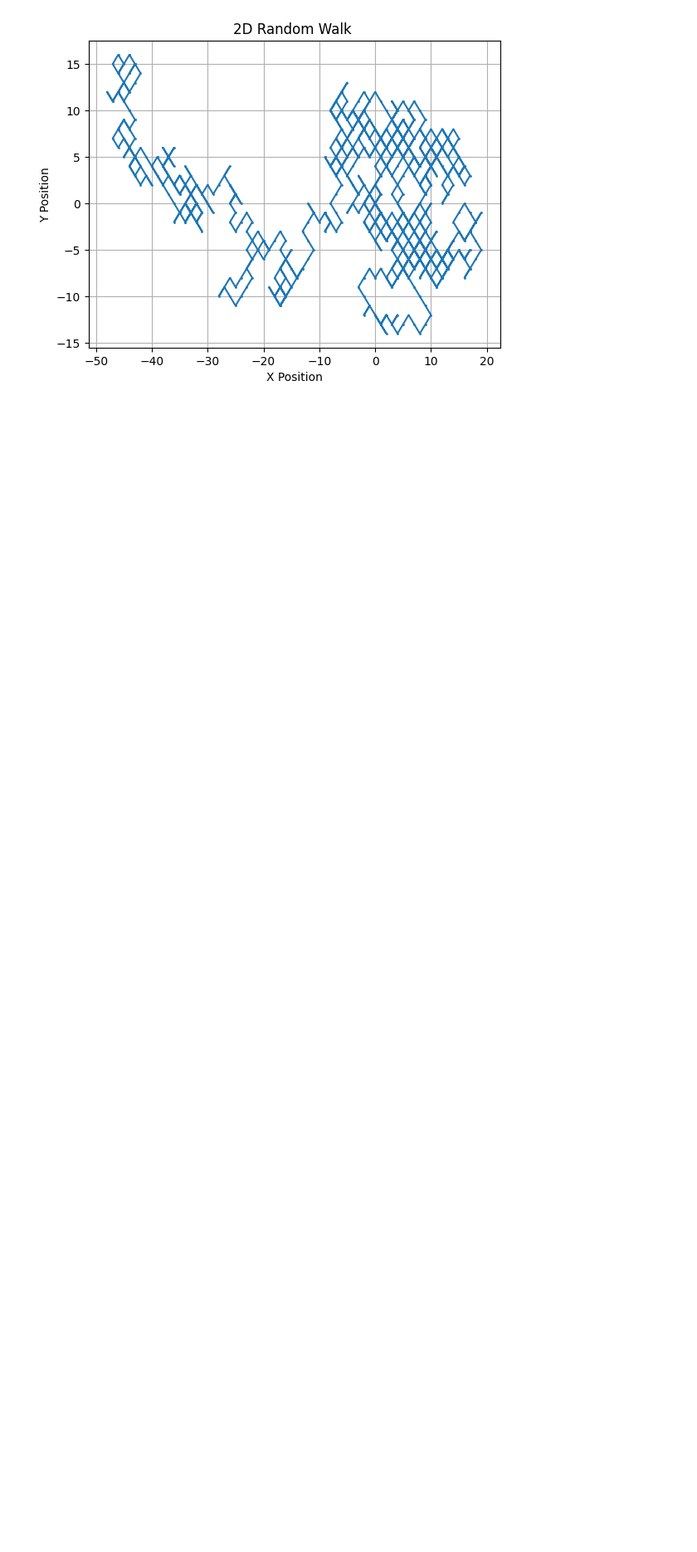
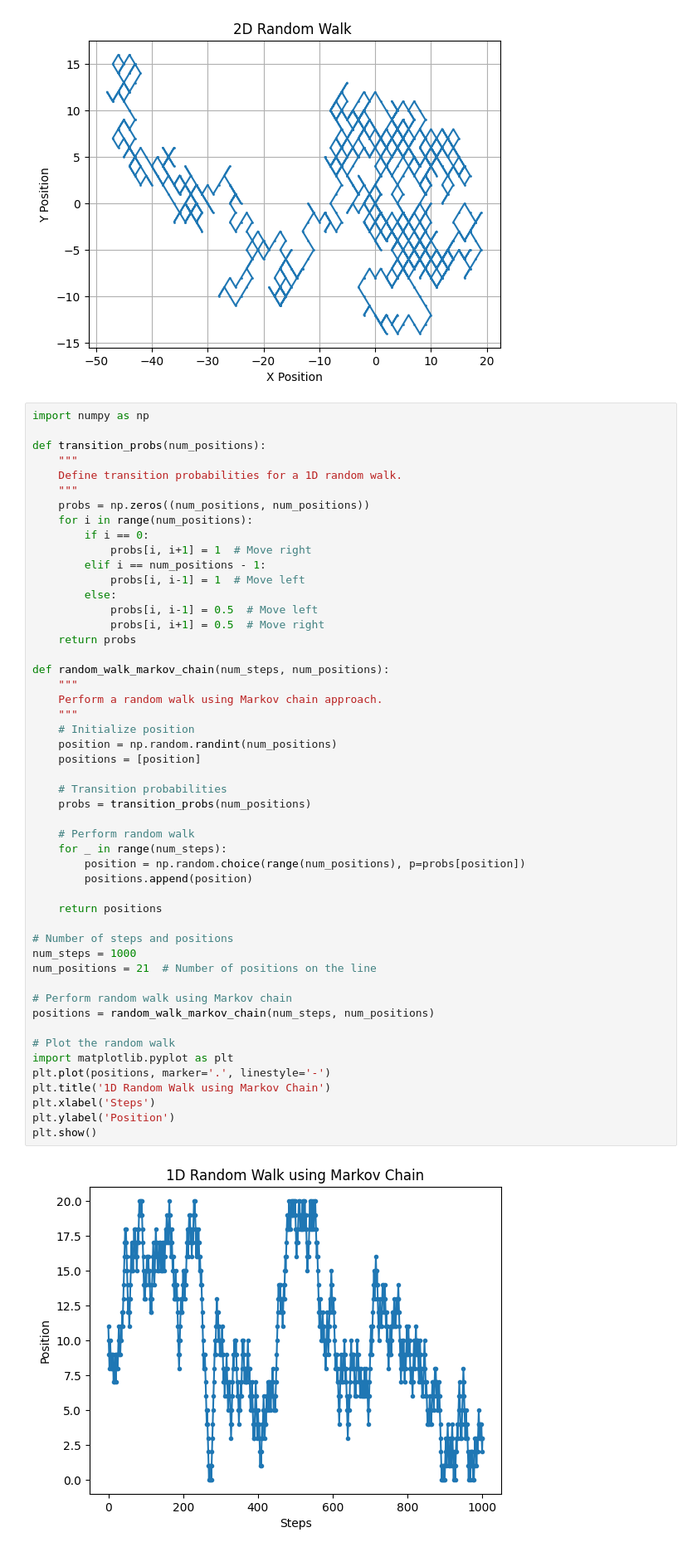
Before and after one commit to Rk-Pudasaini/Monte_Carlo_Simulation, a Jupyter notebook: RandomWalk_Demonstration.ipynb, the cells around one changed output. Shown at 83% size. Drawn from its saved outputs; the diff is of its cells as text; blank space fills up the shorter version.

```diff
--- a/RandomWalk_Demonstration.ipynb
+++ b/RandomWalk_Demonstration.ipynb
@@ -145,3 +145,55 @@ plt.grid(True)
 plt.show()
 # %% [output]
 [figure]
+# %%
+import numpy as np
+
+def transition_probs(num_positions):
+    """
+    Define transition probabilities for a 1D random walk.
+    """
+    probs = np.zeros((num_positions, num_positions))
+    for i in range(num_positions):
+        if i == 0:
+            probs[i, i+1] = 1  # Move right
+        elif i == num_positions - 1:
+            probs[i, i-1] = 1  # Move left
+        else:
+            probs[i, i-1] = 0.5  # Move left
+            probs[i, i+1] = 0.5  # Move right
+    return probs
+
+def random_walk_markov_chain(num_steps, num_positions):
+    """
+    Perform a random walk using Markov chain approach.
+    """
+    # Initialize position
+    position = np.random.randint(num_positions)
+    positions = [position]
+
+    # Transition probabilities
+    probs = transition_probs(num_positions)
+
+    # Perform random walk
+    for _ in range(num_steps):
+        position = np.random.choice(range(num_positions), p=probs[position])
+        positions.append(position)
+
+    return positions
+
+# Number of steps and positions
+num_steps = 1000
+num_positions = 21  # Number of positions on the line
+
+# Perform random walk using Markov chain
+positions = random_walk_markov_chain(num_steps, num_positions)
+
+# Plot the random walk
+import matplotlib.pyplot as plt
+plt.plot(positions, marker='.', linestyle='-')
+plt.title('1D Random Walk using Markov Chain')
+plt.xlabel('Steps')
+plt.ylabel('Position')
+plt.show()
+# %% [output]
+[figure, added]
```
Also changed, not shown: parts of 1 cell of this notebook.
